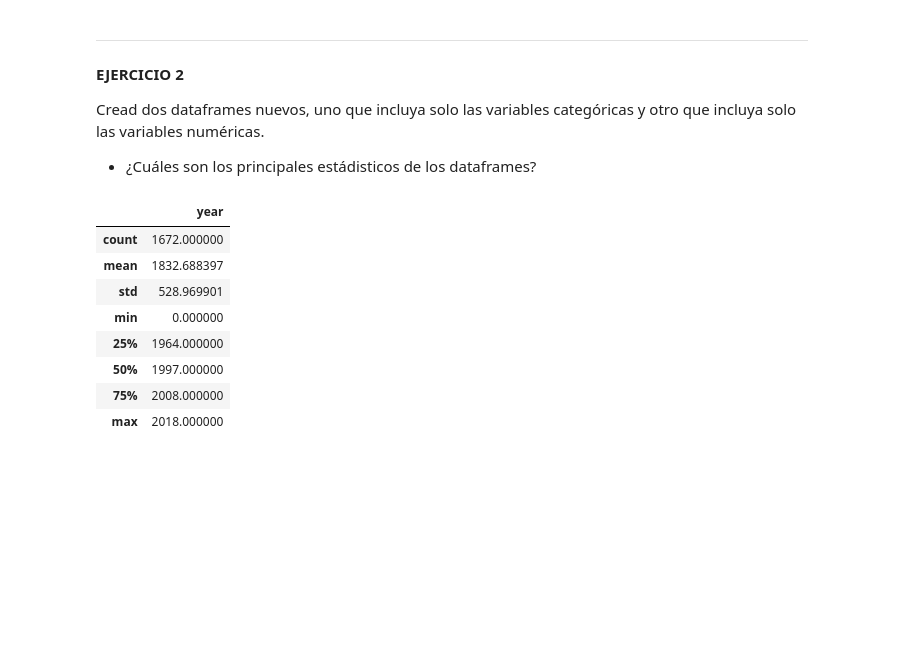
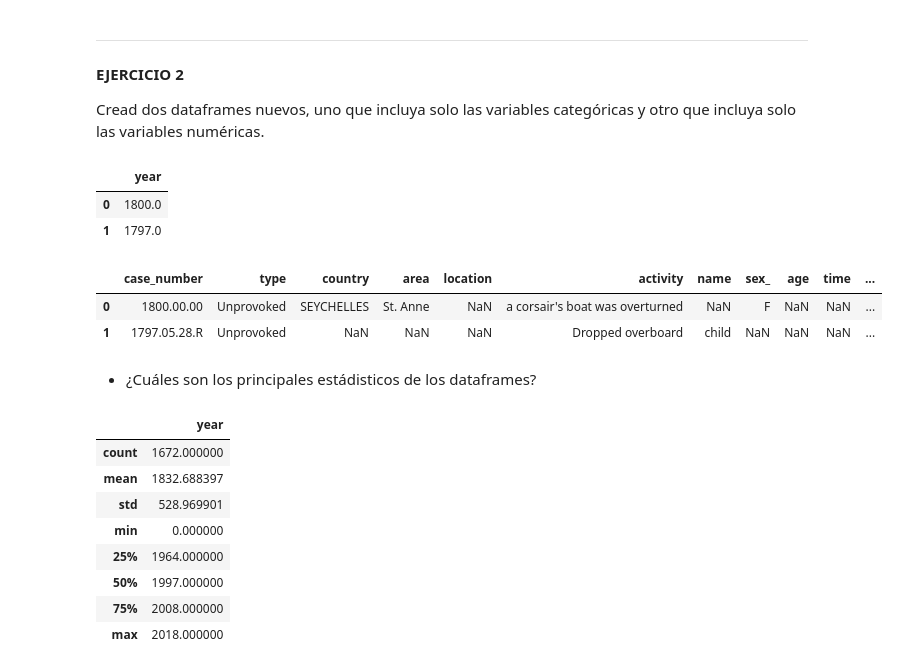
Before and after one commit to Adalab/DA-promo-c-modulo-2-sprint-2-Anahi-Mai, a Jupyter notebook: EDA/pp_eda_I.ipynb, the cells around one changed output. Drawn from its saved outputs; the diff is of its cells as text; code cells hidden in the pictures; blank space fills up the shorter version.

```diff
--- a/EDA/pp_eda_I.ipynb
+++ b/EDA/pp_eda_I.ipynb
@@ -117,6 +118,20 @@ memory usage: 261.2+ KB
 **EJERCICIO 2**
 
 Cread dos dataframes nuevos, uno que incluya solo las variables categóricas y otro que incluya solo las variables numéricas.
-
-- ¿Cuáles son los principales estádisticos de los dataframes?
+# %%
+df_numericas = df.select_dtypes(include = np.number)
+df_numericas.head(2)
+# %% [output]
+|  | year |
+| 0 | 1800.0 |
+| 1 | 1797.0 |
+# %%
+df_categoricas = df.select_dtypes(include = "object")
+df_categoricas.head(2)
+# %% [output]
+|  | case_number | type | country | area | location | activity | name | sex_ | age | time | ... |
+| 0 | 1800.00.00 | Unprovoked | SEYCHELLES | St. Anne | NaN | a corsair's boat was overturned | NaN | F | NaN | NaN | ... |
+| 1 | 1797.05.28.R | Unprovoked | NaN | NaN | NaN | Dropped overboard | child | NaN | NaN | NaN | ... |
+# %% [markdown]
+- ¿Cuáles son los principales estádisticos de los dataframes?
 # %%
```
Also changed, not shown: parts of 21 cells of this notebook.
